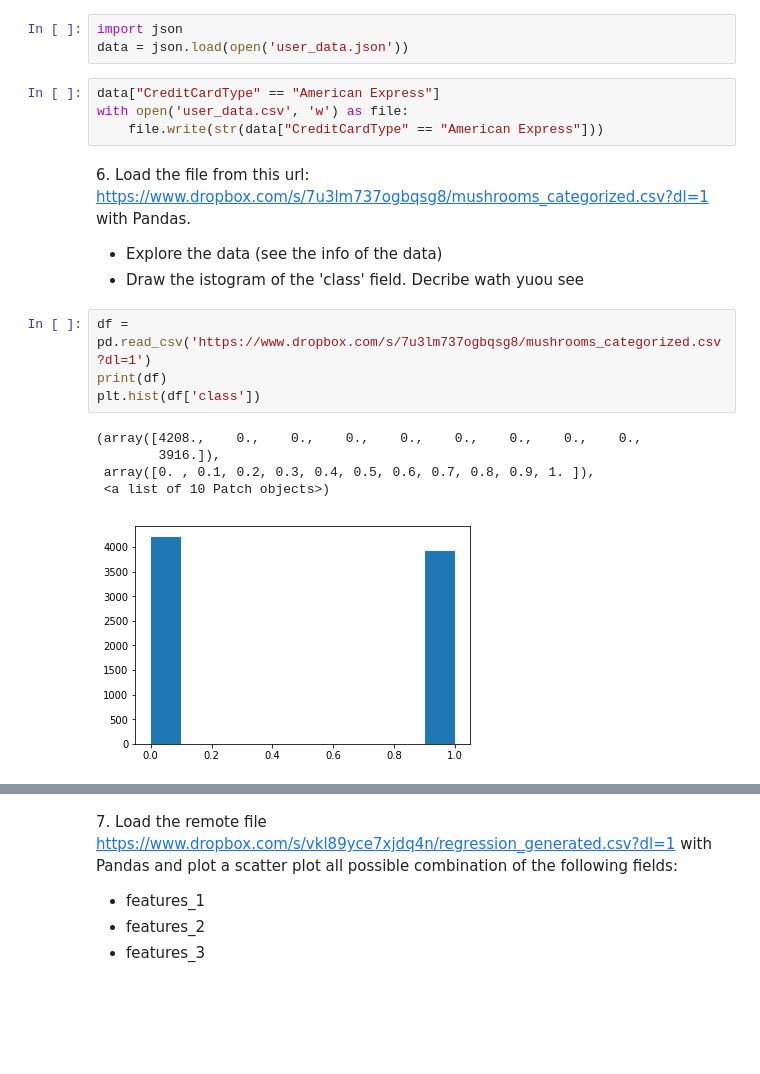
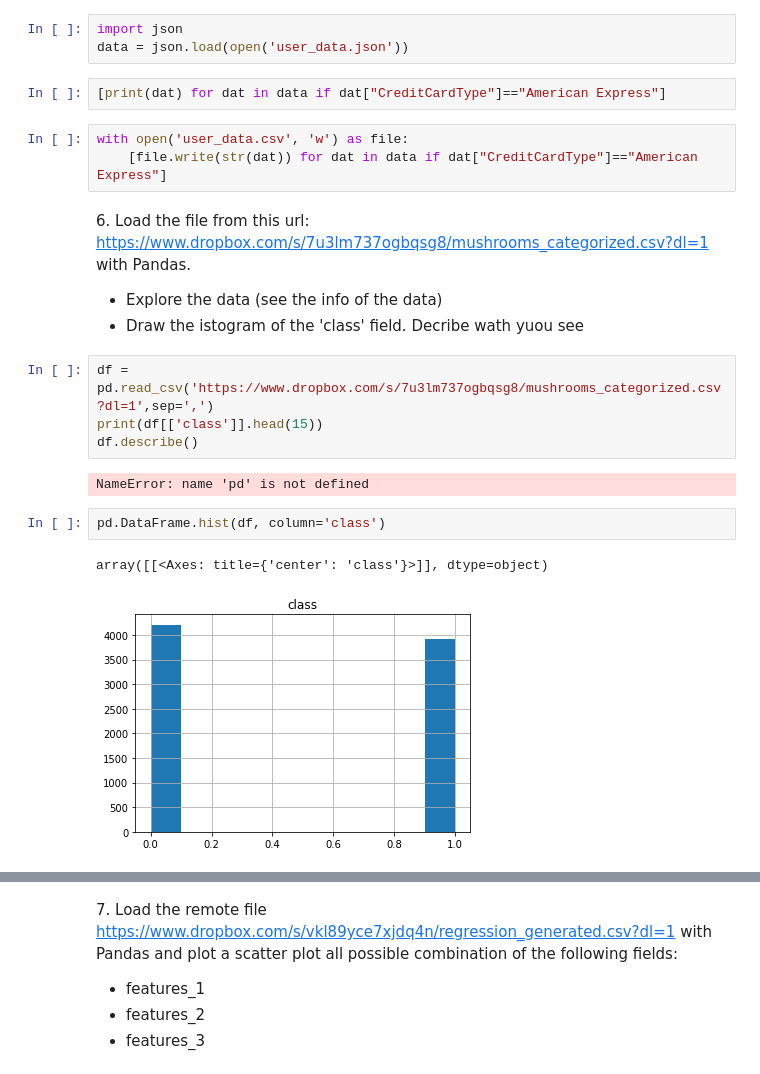
Before and after one commit to T3X3K/LaboratoryOfComputationalPhysics_Y6, a Jupyter notebook: 05ex_OSEMN.ipynb, the cells around one changed output, grey strips where cells are left out. Drawn from its saved outputs; the diff is of its cells as text; blank space fills up the shorter version.

```diff
--- a/05ex_OSEMN.ipynb
+++ b/05ex_OSEMN.ipynb
@@ -80,21 +80,23 @@ print(''.join(card_numbers))
 # %%
 import json
 data = json.load(open('user_data.json'))
+# %%
+[print(dat) for dat in data if dat["CreditCardType"]=="American Express"]
 # %%
-data["CreditCardType" == "American Express"]
 with open('user_data.csv', 'w') as file:
-    file.write(str(data["CreditCardType" == "American Express"]))
+    [file.write(str(dat)) for dat in data if dat["CreditCardType"]=="American Express"]
 # %% [markdown]
 6\. Load the file from this url: [https://www.dropbox.com/s/7u3lm737ogbqsg8/mushrooms_categorized.csv?dl=1](https://www.dropbox.com/s/7u3lm737ogbqsg8/mushrooms_categorized.csv?dl=1) with Pandas.
 + Explore the data (see the info of the data)
 + Draw the istogram of the 'class' field. Decribe wath yuou see
 # %%
-df = pd.read_csv('https://www.dropbox.com/s/7u3lm737ogbqsg8/mushrooms_categorized.csv?dl=1')
-print(df)
-plt.hist(df['class'])
+df = pd.read_csv('https://www.dropbox.com/s/7u3lm737ogbqsg8/mushrooms_categorized.csv?dl=1',sep=',')
+print(df[['class']].head(15))
+df.describe()
 # %% [output]
-(array([4208.,    0.,    0.,    0.,    0.,    0.,    0.,    0.,    0.,
-        3916.]),
- array([0. , 0.1, 0.2, 0.3, 0.4, 0.5, 0.6, 0.7, 0.8, 0.9, 1. ]),
- <a list of 10 Patch objects>)
+NameError: name 'pd' is not defined
-[figure, removed]
+# %%
+pd.DataFrame.hist(df, column='class')
+# %% [output]
+array([[<Axes: title={'center': 'class'}>]], dtype=object)
+[figure, added]
```
Also changed, not shown: parts of 1 cell of this notebook, 9 other files.
